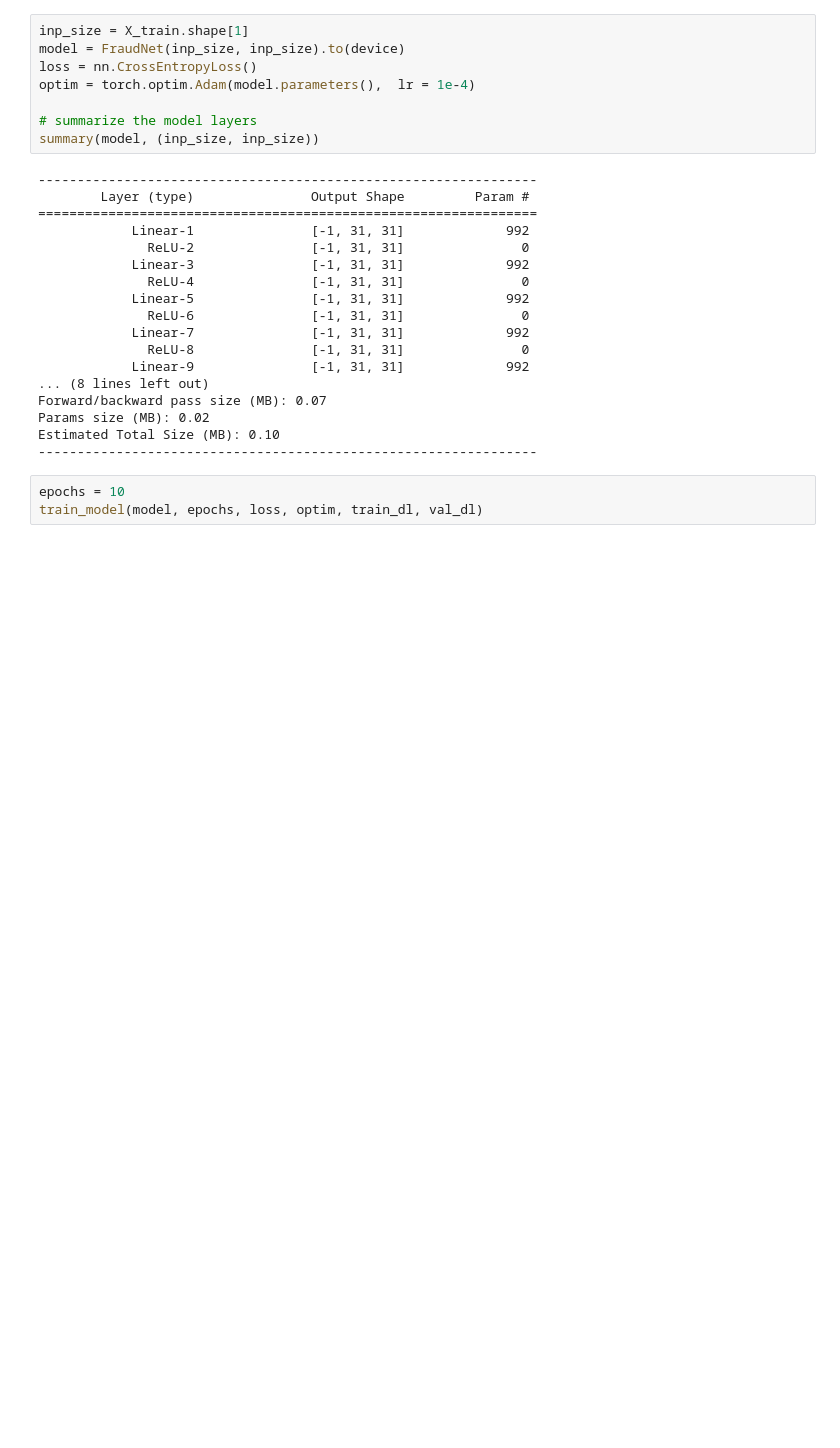
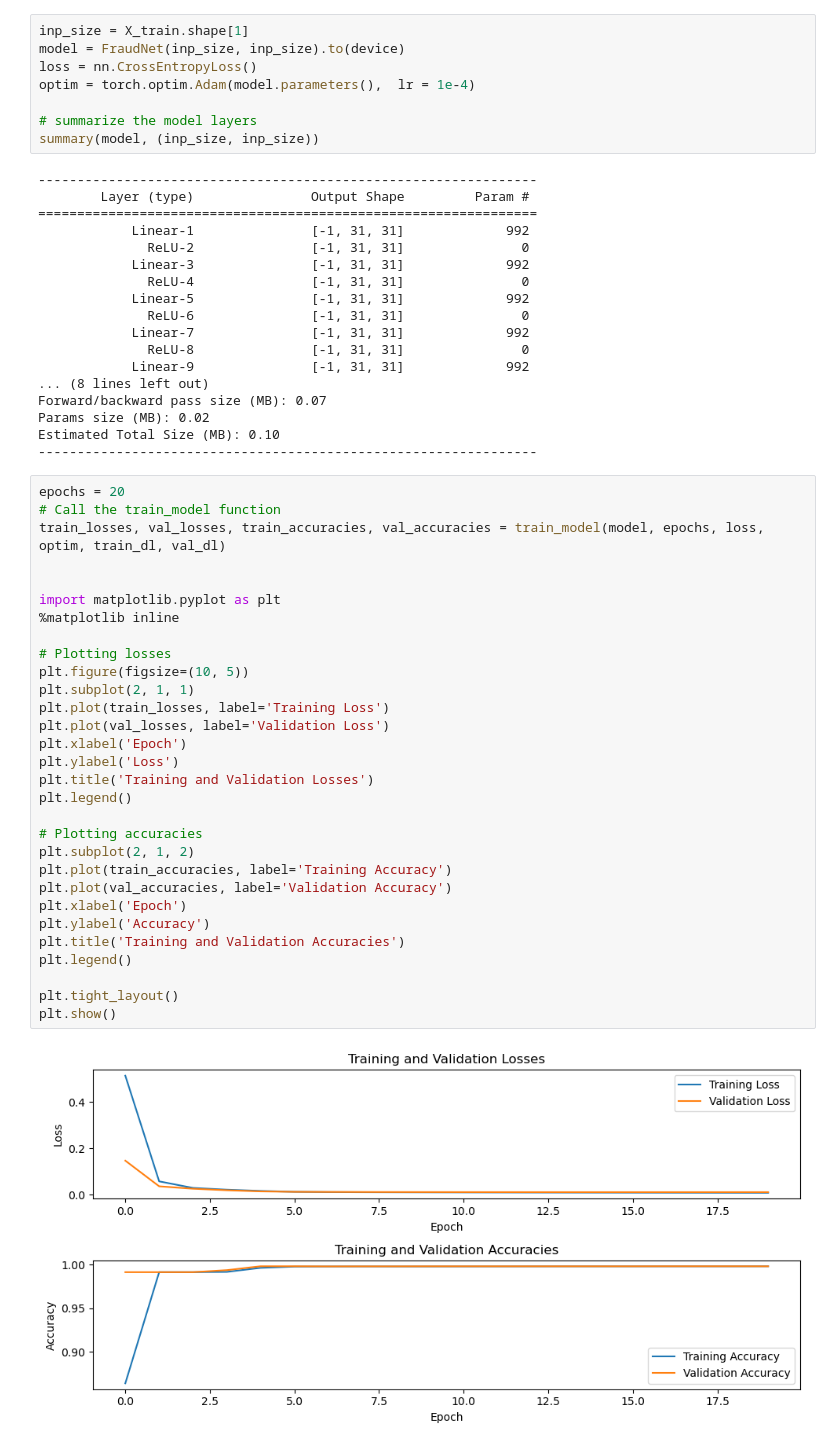
Before and after one commit to VaderSame/credit-card-fraud-detection-pytorch, a Jupyter notebook: Project2-200543129_Semal_Shastri.ipynb, the cells around one changed output. Drawn from its saved outputs; the diff is of its cells as text; blank space fills up the shorter version.

Commit message:
graphs added and training model modified

```diff
--- a/Project2-200543129_Semal_Shastri.ipynb
+++ b/Project2-200543129_Semal_Shastri.ipynb
@@ -246,9 +297,38 @@ Forward/backward pass size (MB): 0.07
 Params size (MB): 0.02
 Estimated Total Size (MB): 0.10
 ----------------------------------------------------------------
-# %%
-epochs = 10
-train_model(model, epochs, loss, optim, train_dl, val_dl)
+# %%
+epochs = 20
+# Call the train_model function
+train_losses, val_losses, train_accuracies, val_accuracies = train_model(model, epochs, loss, optim, train_dl, val_dl)
+
+
+import matplotlib.pyplot as plt
+%matplotlib inline
+
+# Plotting losses
+plt.figure(figsize=(10, 5))
+plt.subplot(2, 1, 1)
+plt.plot(train_losses, label='Training Loss')
+plt.plot(val_losses, label='Validation Loss')
+plt.xlabel('Epoch')
+plt.ylabel('Loss')
+plt.title('Training and Validation Losses')
+plt.legend()
+
+# Plotting accuracies
+plt.subplot(2, 1, 2)
+plt.plot(train_accuracies, label='Training Accuracy')
+plt.plot(val_accuracies, label='Validation Accuracy')
+plt.xlabel('Epoch')
+plt.ylabel('Accuracy')
+plt.title('Training and Validation Accuracies')
+plt.legend()
+
+plt.tight_layout()
+plt.show()
+# %% [output]
+[figure, added]
 # %%
 model.eval()
 preds = model(X_test.to(device)).argmax(dim=1)
```
Also changed, not shown: parts of 2 cells of this notebook.
